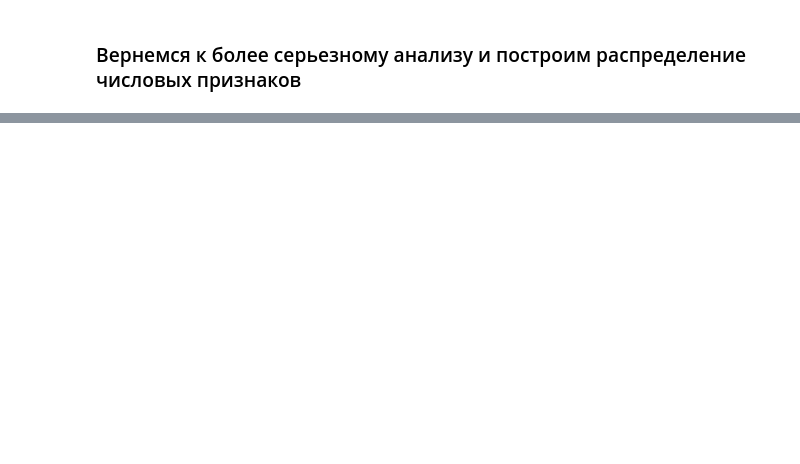
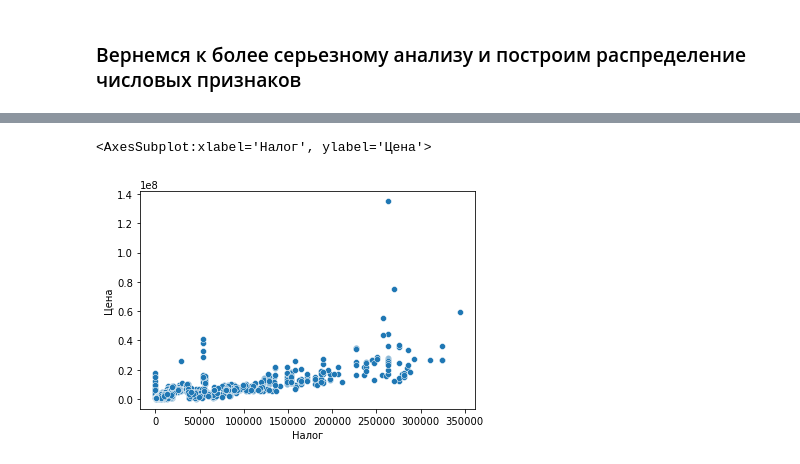
Before and after one commit to maksimbogoya/project-andan, a Jupyter notebook: EDA.ipynb, the cells around one changed output, grey strips where cells are left out. Cells and saved outputs as stored; diff of their text form; code cells hidden in the pictures; blank space fills up the shorter version.

```diff
--- a/EDA.ipynb
+++ b/EDA.ipynb
@@ -224,0 +217,5 @@ fig.legend(loc='lower right');
+# %%
+df['Марка'] = df['Модель'].str.split(' ').str[0]
+df.loc[df['Марка'] == 'Land', 'Марка'] = 'Land Rover'
+
+df['Марка'].value_counts()[:10]
@@ -224,0 +240,7 @@ fig.legend(loc='lower right');
+# %%
+df = new_attributes.nalog_calc(df)
+
+sns.scatterplot(x=df['Налог'], y=df['Цена'])
+# %% [output]
+<AxesSubplot:xlabel='Налог', ylabel='Цена'>
+[figure, added]
```
Also changed, not shown: parts of 37 cells of this notebook, 1 other file.
